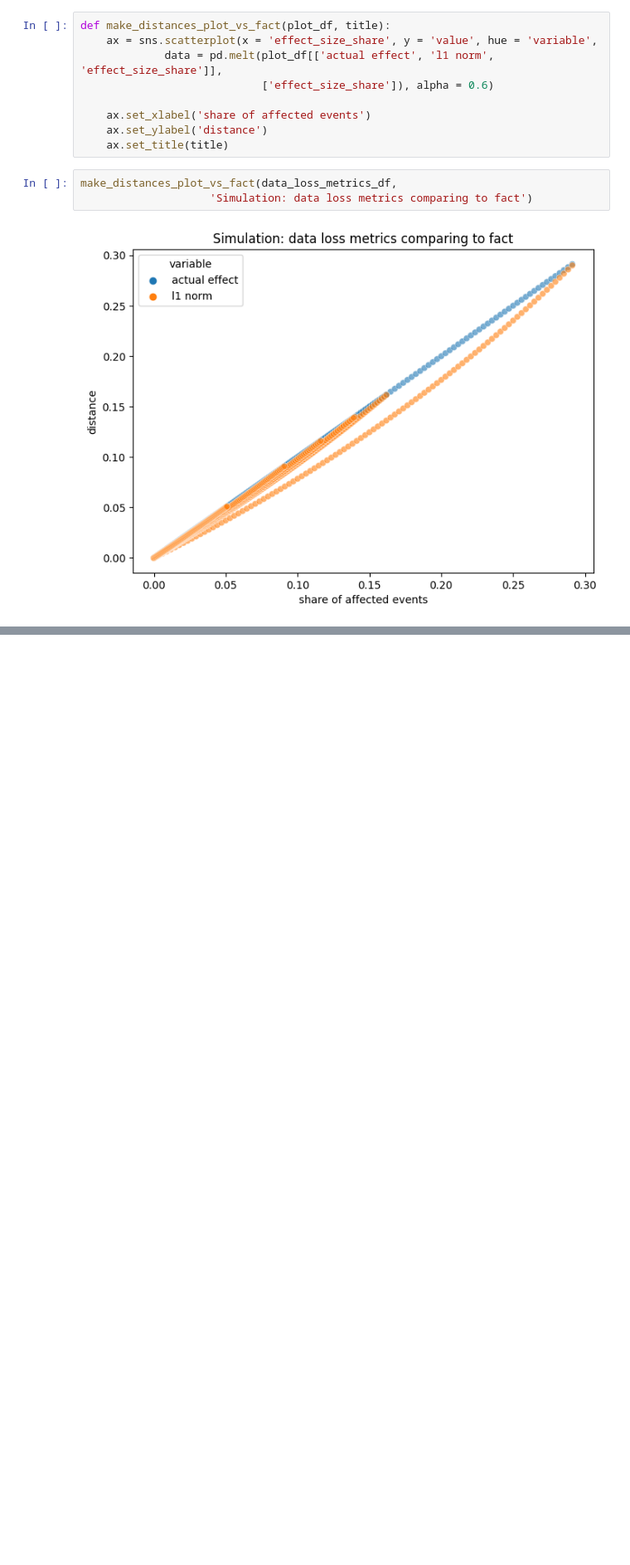
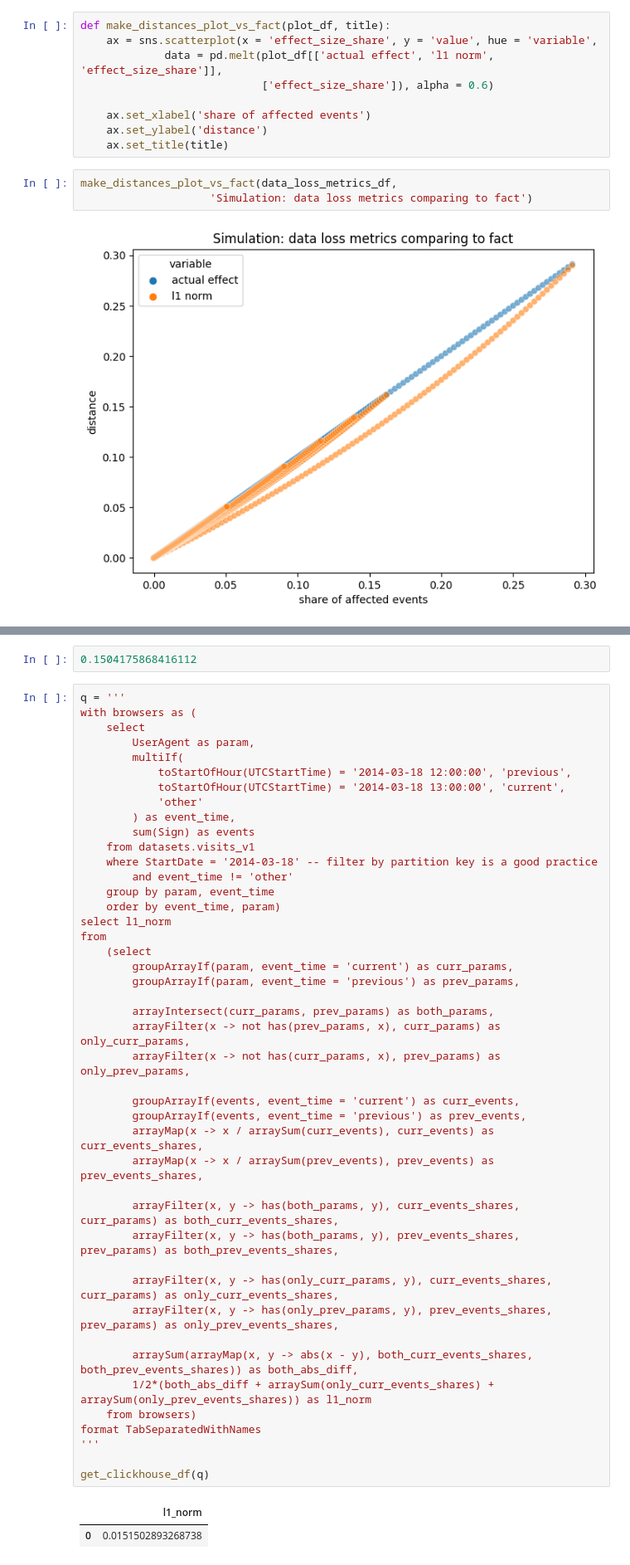
Before and after one commit to miptgirl/miptgirl_medium, a Jupyter notebook: clickhouse/web_analytics_monitoring/monitoring_simulation.ipynb, the cells around one changed output, grey strips where cells are left out. Shown at 83% size. Cells and saved outputs as stored; diff of their text form; blank space fills up the shorter version.

```diff
--- a/clickhouse/web_analytics_monitoring/monitoring_simulation.ipynb
+++ b/clickhouse/web_analytics_monitoring/monitoring_simulation.ipynb
@@ -245,0 +291,49 @@ make_distances_plot_vs_fact(data_loss_metrics_df,
+# %%
+0.1504175868416112
+# %%
+q = '''
+with browsers as (
+    select
+        UserAgent as param,
+        multiIf(
+            toStartOfHour(UTCStartTime) = '2014-03-18 12:00:00', 'previous',
+            toStartOfHour(UTCStartTime) = '2014-03-18 13:00:00', 'current',
+            'other'
+        ) as event_time,
+        sum(Sign) as events
+    from datasets.visits_v1
+    where StartDate = '2014-03-18' -- filter by partition key is a good practice
+        and event_time != 'other'
+    group by param, event_time
+    order by event_time, param)
+select l1_norm
+from
+    (select
+        groupArrayIf(param, event_time = 'current') as curr_params,
+        groupArrayIf(param, event_time = 'previous') as prev_params,
+
+        arrayIntersect(curr_params, prev_params) as both_params,
+        arrayFilter(x -> not has(prev_params, x), curr_params) as only_curr_params,
+        arrayFilter(x -> not has(curr_params, x), prev_params) as only_prev_params,
+
+        groupArrayIf(events, event_time = 'current') as curr_events,
+        groupArrayIf(events, event_time = 'previous') as prev_events,
+        arrayMap(x -> x / arraySum(curr_events), curr_events) as curr_events_shares,
+        arrayMap(x -> x / arraySum(prev_events), prev_events) as prev_events_shares,
+
+        arrayFilter(x, y -> has(both_params, y), curr_events_shares, curr_params) as both_curr_events_shares,
+        arrayFilter(x, y -> has(both_params, y), prev_events_shares, prev_params) as both_prev_events_shares,
+
+        arrayFilter(x, y -> has(only_curr_params, y), curr_events_shares, curr_params) as only_curr_events_shares,
+        arrayFilter(x, y -> has(only_prev_params, y), prev_events_shares, prev_params) as only_prev_events_shares,
+
+        arraySum(arrayMap(x, y -> abs(x - y), both_curr_events_shares, both_prev_events_shares)) as both_abs_diff,
+        1/2*(both_abs_diff + arraySum(only_curr_events_shares) + arraySum(only_prev_events_shares)) as l1_norm
+    from browsers)
+format TabSeparatedWithNames
+'''
+
+get_clickhouse_df(q)
+# %% [output]
+|  | l1_norm |
+| 0 | 0.0151502893268738 |
```
Also changed, not shown: parts of 3 cells of this notebook, 2 other files.
